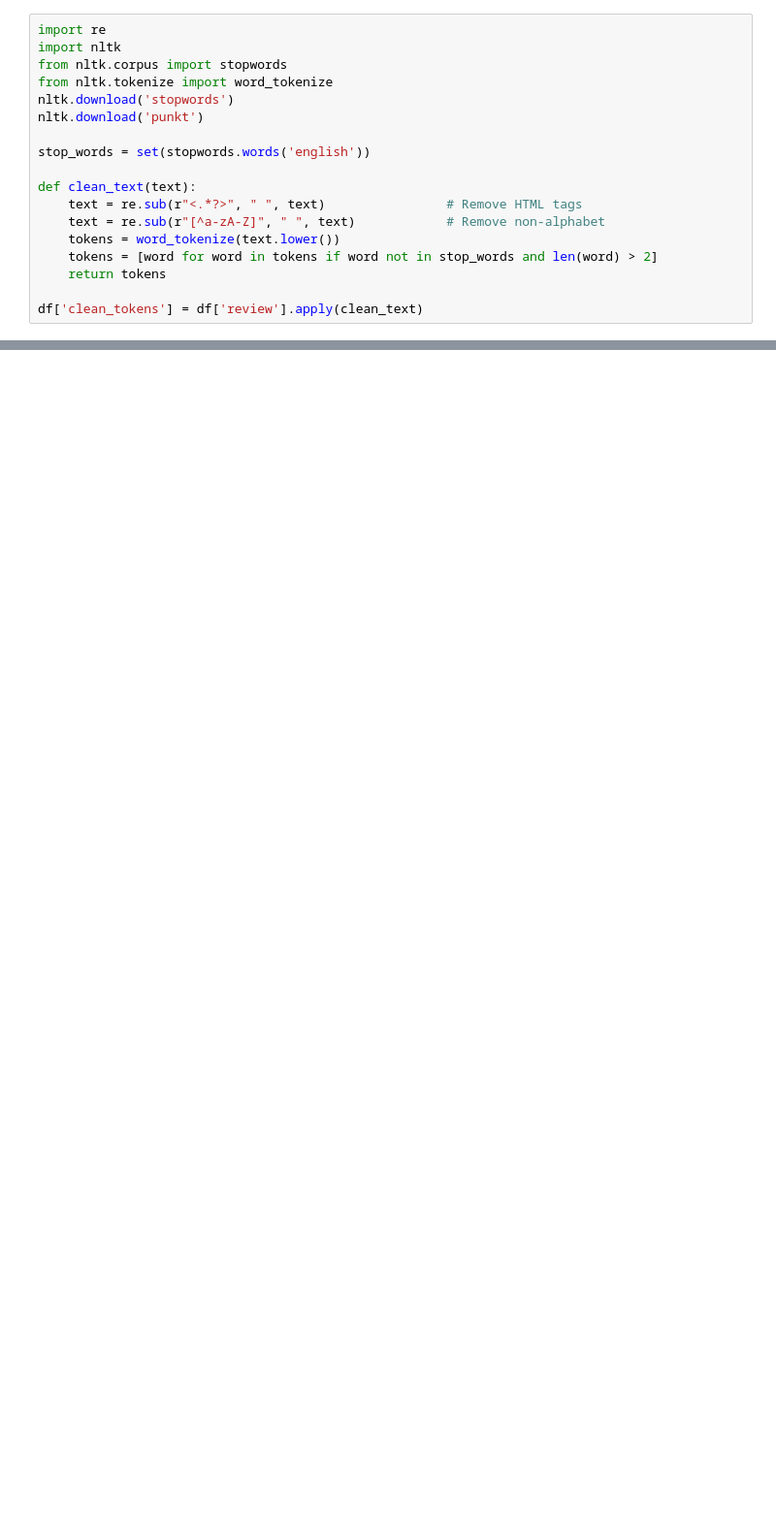
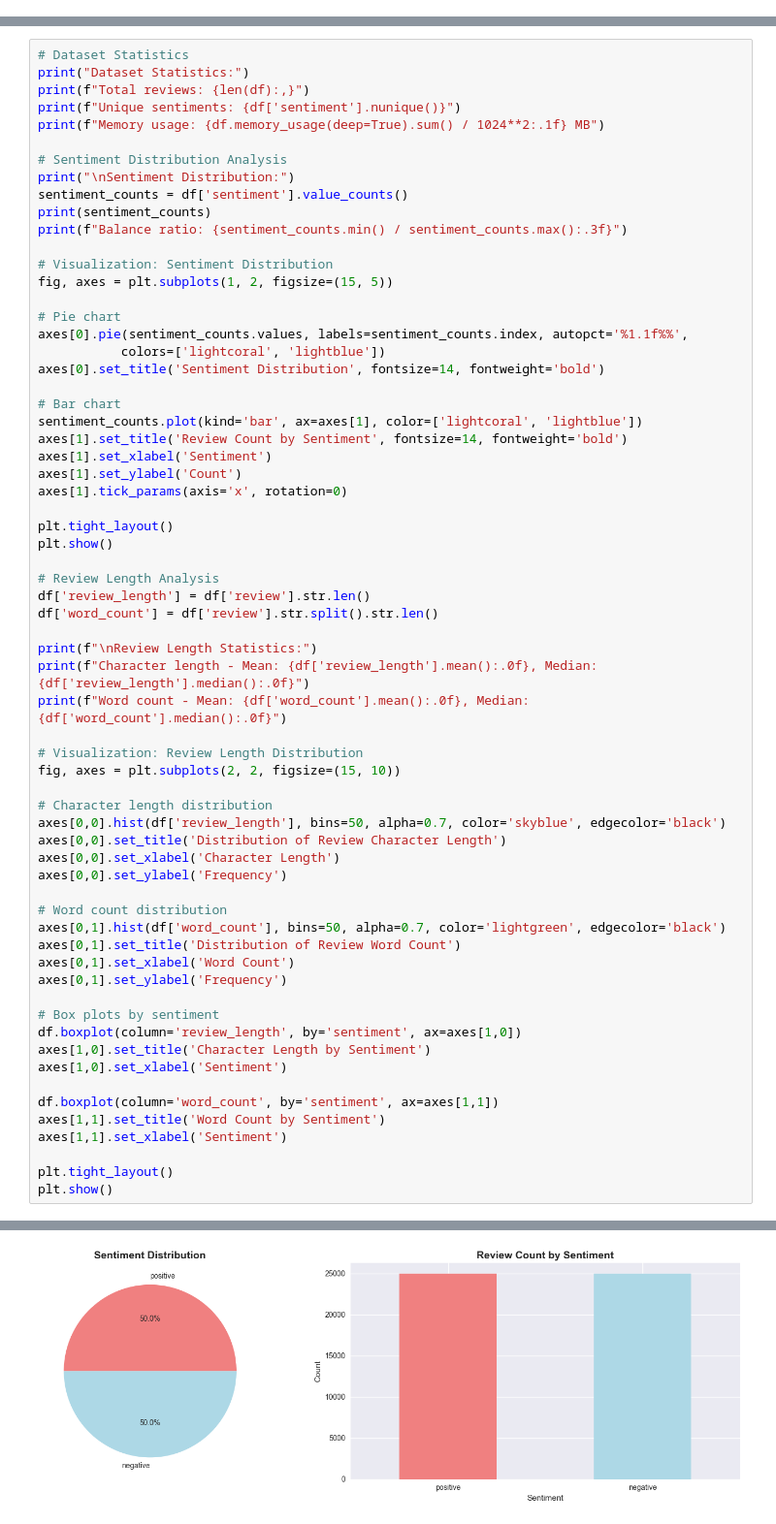
Before and after one commit to dsouza-nathan/SNLP-SEM7-Assignments, a Jupyter notebook: ASGMT 1/J040_SNLP_ASGMT_1.2.ipynb, the cells around one changed output, grey strips where cells are left out. Shown: that part at 97% size. Drawn from its saved outputs; the diff is of its cells as text; blank space fills up the shorter version.

```diff
--- a/ASGMT 1/J040_SNLP_ASGMT_1.2.ipynb
+++ b/ASGMT 1/J040_SNLP_ASGMT_1.2.ipynb
@@ -56,18 +0,0 @@ Name: count, dtype: int64
-# %%
-import re
-import nltk
-from nltk.corpus import stopwords
-from nltk.tokenize import word_tokenize
-nltk.download('stopwords')
-nltk.download('punkt')
-
-stop_words = set(stopwords.words('english'))
-
-def clean_text(text):
-    text = re.sub(r"<.*?>", " ", text)                # Remove HTML tags
-    text = re.sub(r"[^a-zA-Z]", " ", text)            # Remove non-alphabet
-    tokens = word_tokenize(text.lower())
-    tokens = [word for word in tokens if word not in stop_words and len(word) > 2]
-    return tokens
-
-df['clean_tokens'] = df['review'].apply(clean_text)
@@ -217,0 +104,66 @@ plt.show()
+# %%
+# Dataset Statistics
+print("Dataset Statistics:")
+print(f"Total reviews: {len(df):,}")
+print(f"Unique sentiments: {df['sentiment'].nunique()}")
+print(f"Memory usage: {df.memory_usage(deep=True).sum() / 1024**2:.1f} MB")
+
+# Sentiment Distribution Analysis
+print("\nSentiment Distribution:")
+sentiment_counts = df['sentiment'].value_counts()
+print(sentiment_counts)
+print(f"Balance ratio: {sentiment_counts.min() / sentiment_counts.max():.3f}")
+
+# Visualization: Sentiment Distribution
+fig, axes = plt.subplots(1, 2, figsize=(15, 5))
+
+# Pie chart
+axes[0].pie(sentiment_counts.values, labels=sentiment_counts.index, autopct='%1.1f%%',
+           colors=['lightcoral', 'lightblue'])
+axes[0].set_title('Sentiment Distribution', fontsize=14, fontweight='bold')
+
+# Bar chart
+sentiment_counts.plot(kind='bar', ax=axes[1], color=['lightcoral', 'lightblue'])
+axes[1].set_title('Review Count by Sentiment', fontsize=14, fontweight='bold')
+axes[1].set_xlabel('Sentiment')
+axes[1].set_ylabel('Count')
+axes[1].tick_params(axis='x', rotation=0)
+
+plt.tight_layout()
+plt.show()
+
+# Review Length Analysis
+df['review_length'] = df['review'].str.len()
+df['word_count'] = df['review'].str.split().str.len()
+
+print(f"\nReview Length Statistics:")
+print(f"Character length - Mean: {df['review_length'].mean():.0f}, Median: {df['review_length'].median():.0f}")
+print(f"Word count - Mean: {df['word_count'].mean():.0f}, Median: {df['word_count'].median():.0f}")
+
+# Visualization: Review Length Distribution
+fig, axes = plt.subplots(2, 2, figsize=(15, 10))
+
+# Character length distribution
+axes[0,0].hist(df['review_length'], bins=50, alpha=0.7, color='skyblue', edgecolor='black')
+axes[0,0].set_title('Distribution of Review Character Length')
+axes[0,0].set_xlabel('Character Length')
+axes[0,0].set_ylabel('Frequency')
+
+# Word count distribution
+axes[0,1].hist(df['word_count'], bins=50, alpha=0.7, color='lightgreen', edgecolor='black')
+axes[0,1].set_title('Distribution of Review Word Count')
+axes[0,1].set_xlabel('Word Count')
+axes[0,1].set_ylabel('Frequency')
+
+# Box plots by sentiment
+df.boxplot(column='review_length', by='sentiment', ax=axes[1,0])
+axes[1,0].set_title('Character Length by Sentiment')
+axes[1,0].set_xlabel('Sentiment')
+
+df.boxplot(column='word_count', by='sentiment', ax=axes[1,1])
+axes[1,1].set_title('Word Count by Sentiment')
+axes[1,1].set_xlabel('Sentiment')
+
+plt.tight_layout()
+plt.show()
+# %% [output]
@@ -217,0 +181 @@ plt.show()
+[figure, added]
```
Also changed, not shown: parts of 28 cells of this notebook, 1 other file.
